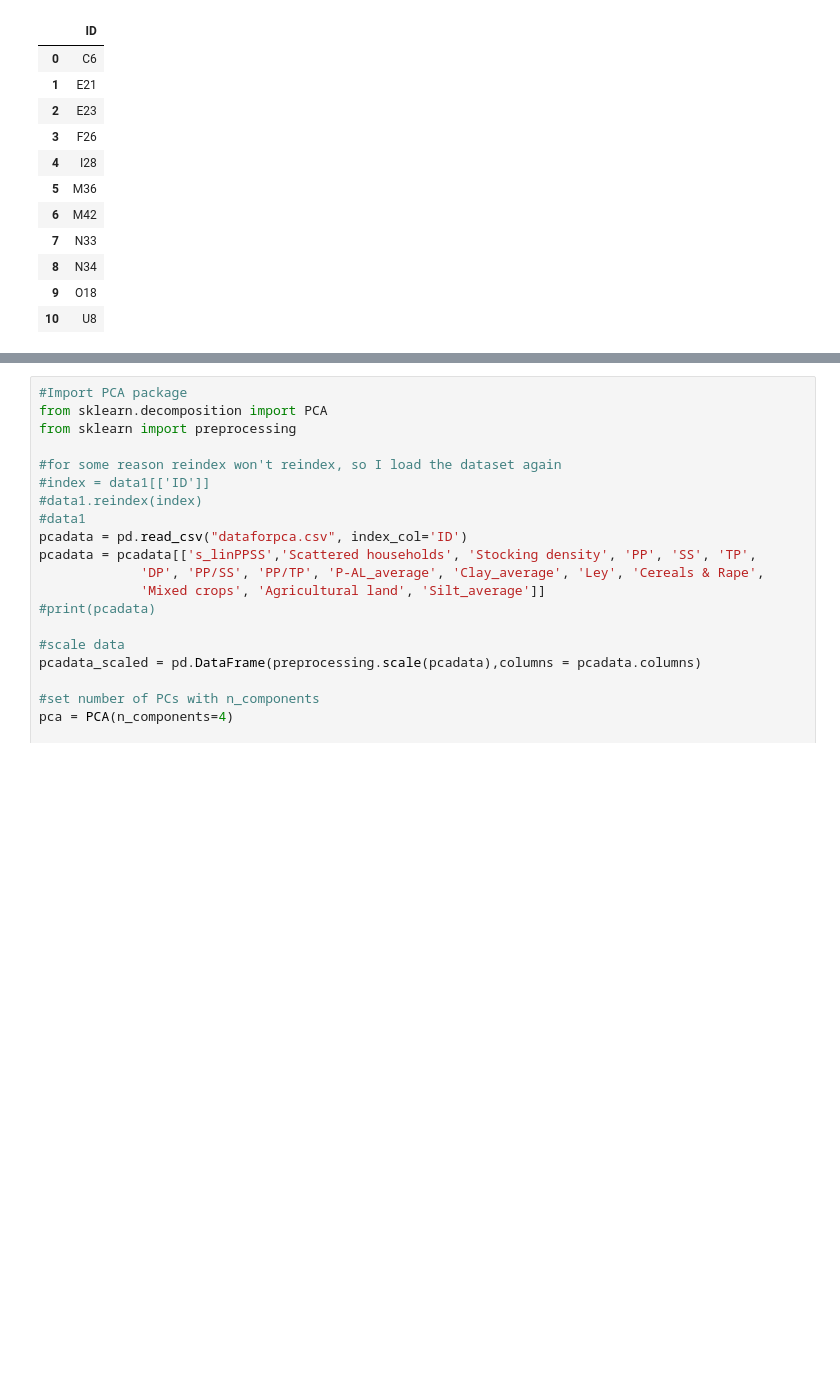
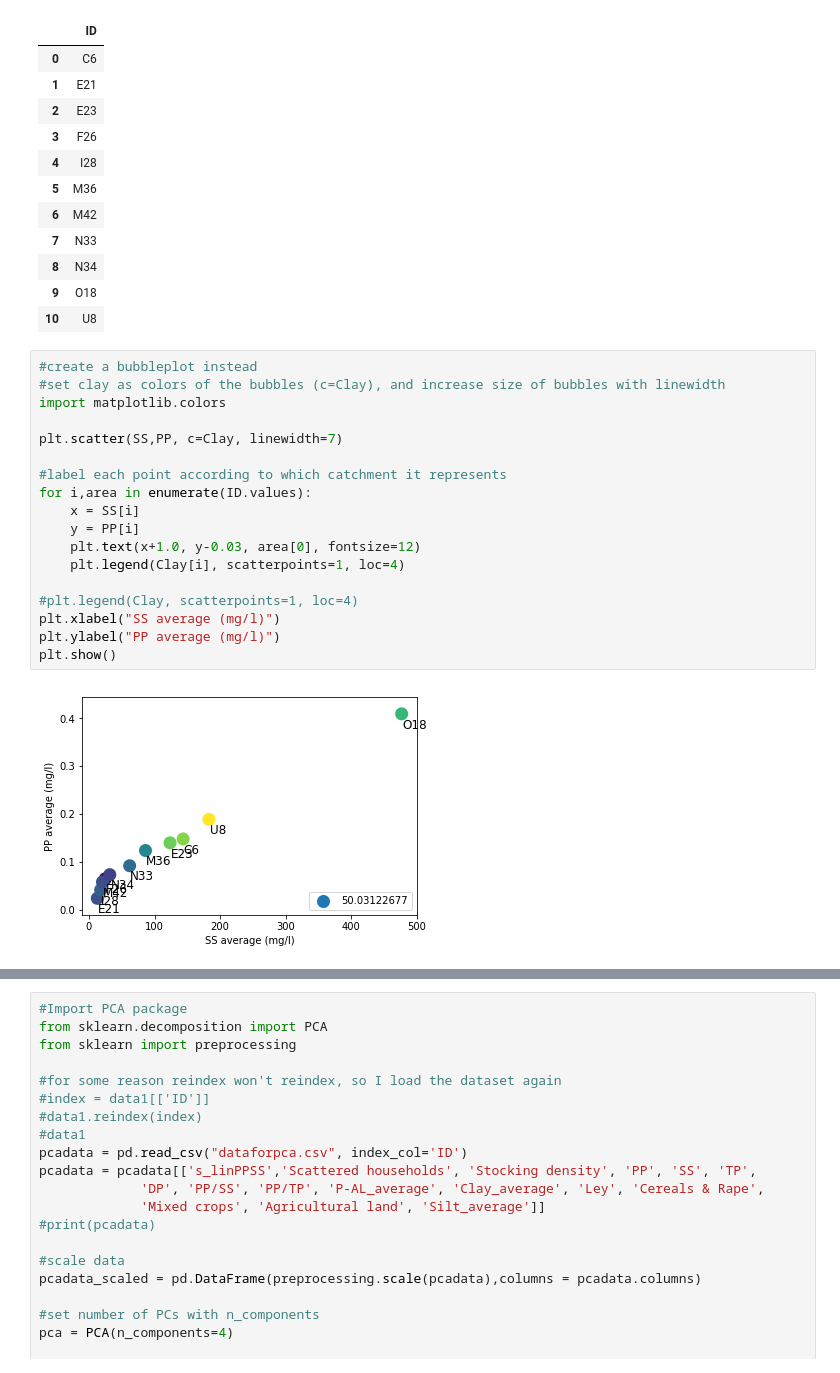
Before and after one commit to SaraSandstrom/pythoncourse, a Jupyter notebook: pcatest.ipynb, the cells around one changed output, grey strips where cells are left out. Saved outputs shown, nothing was run; the diff lists cells and outputs as text; blank space fills up the shorter version.

Commit message:
Trying to add legend to bubbleplot, can't get it to work properly

```diff
--- a/pcatest.ipynb
+++ b/pcatest.ipynb
@@ -76,4 +76,24 @@ ID
 | 8 | N34 |
 | 9 | O18 |
 | 10 | U8 |
+# %%
+#create a bubbleplot instead
+#set clay as colors of the bubbles (c=Clay), and increase size of bubbles with linewidth
+import matplotlib.colors
+
+plt.scatter(SS,PP, c=Clay, linewidth=7)
+
+#label each point according to which catchment it represents
+for i,area in enumerate(ID.values):
+    x = SS[i]
+    y = PP[i]
+    plt.text(x+1.0, y-0.03, area[0], fontsize=12)
+    plt.legend(Clay[i], scatterpoints=1, loc=4)
+
+#plt.legend(Clay, scatterpoints=1, loc=4)
+plt.xlabel("SS average (mg/l)")
+plt.ylabel("PP average (mg/l)")
+plt.show()
+# %% [output]
+[figure, added]
 # %%
```
Also changed, not shown: parts of 1 cell of this notebook.
